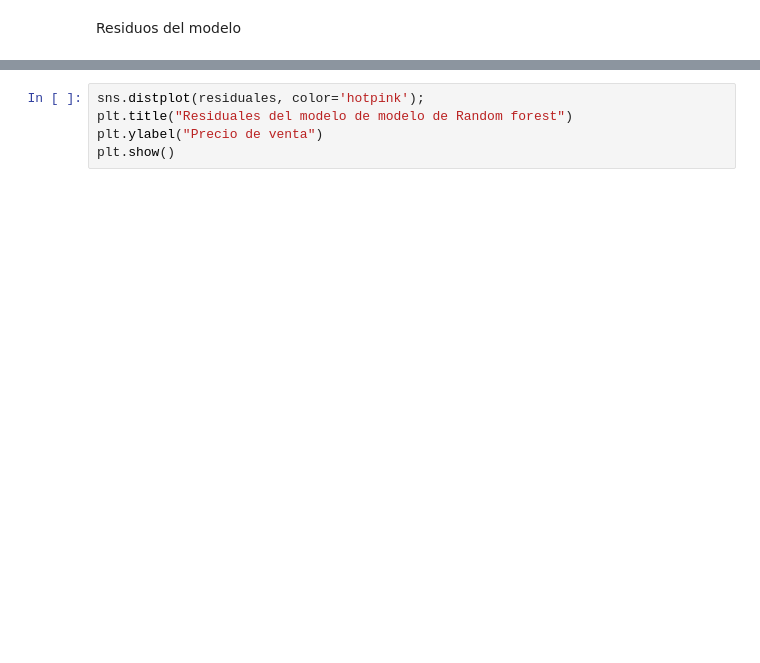
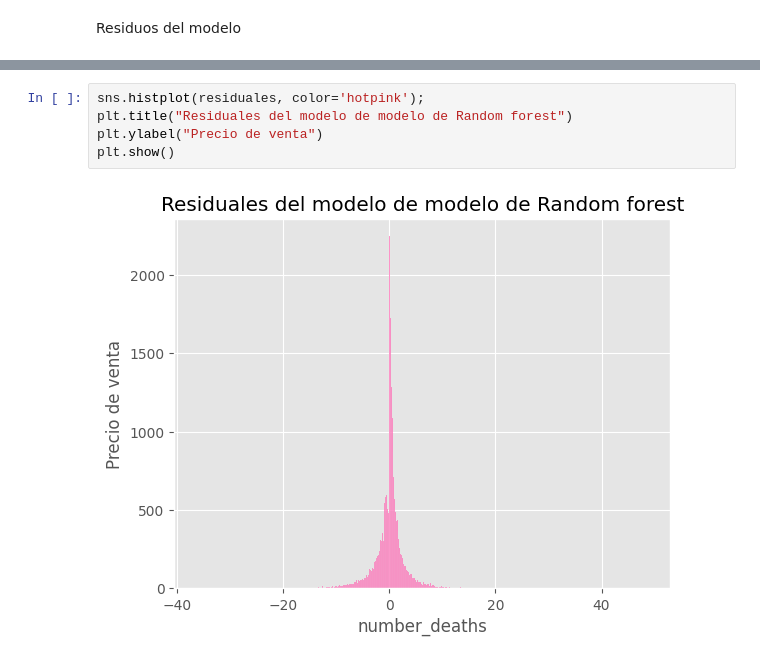
Before and after one commit to sofiaesc07/ProyectoFinalMN, a Jupyter notebook: ProyectoFinal.ipynb, the cells around one changed output, grey strips where cells are left out. Cells and saved outputs as stored; diff of their text form; blank space fills up the shorter version.

```diff
--- a/ProyectoFinal.ipynb
+++ b/ProyectoFinal.ipynb
@@ -283,8 +376,10 @@ plt.show()
 # %%
-sns.distplot(residuales, color='hotpink');
+sns.histplot(residuales, color='hotpink');
 plt.title("Residuales del modelo de modelo de Random forest")
 plt.ylabel("Precio de venta")
 plt.show()
+# %% [output]
+[figure, added]
 # %%
 plt.boxplot(residuales)
 plt.title('Caja y bigotes del modelo de Random forest')
```
Also changed, not shown: parts of 24 cells of this notebook.
